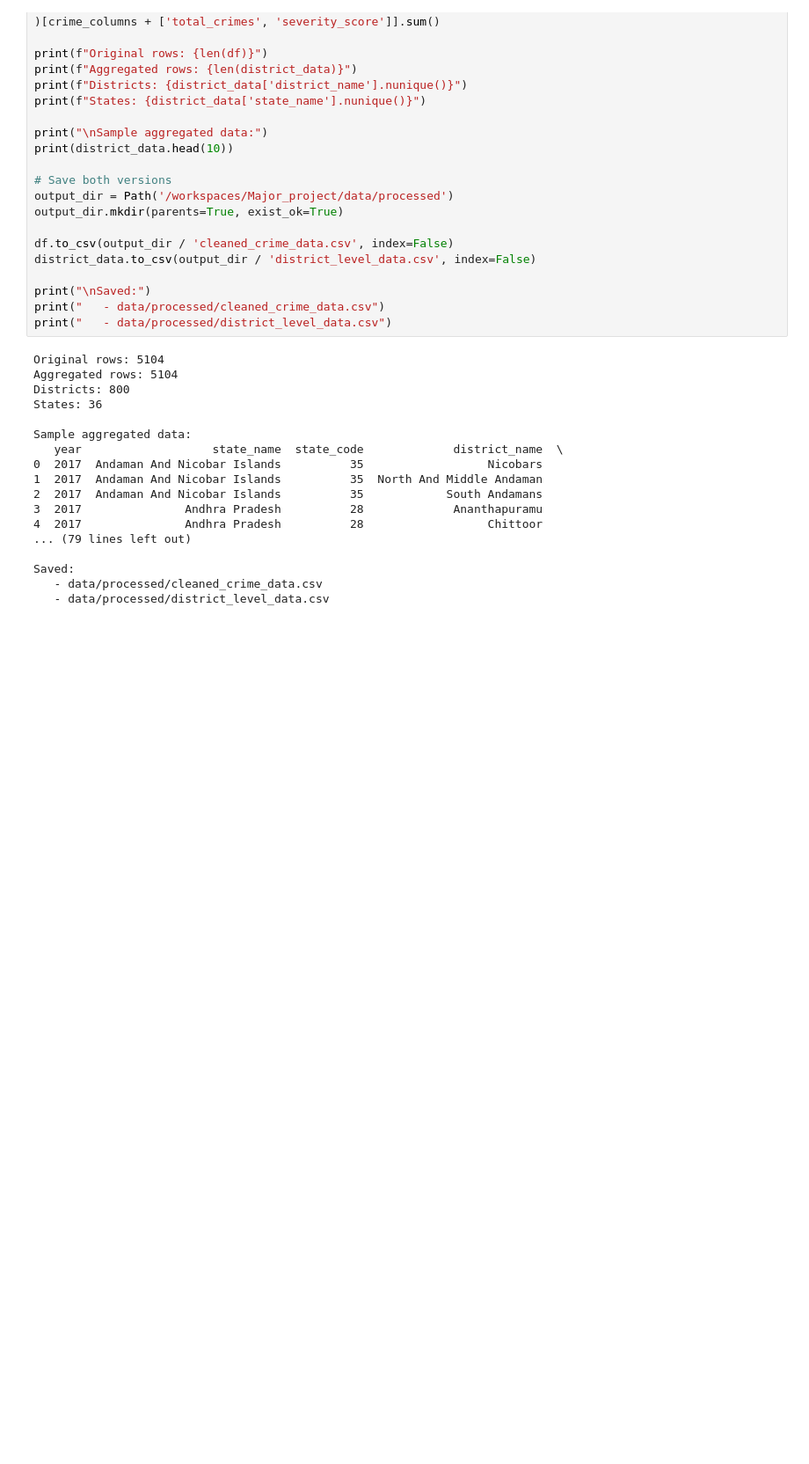
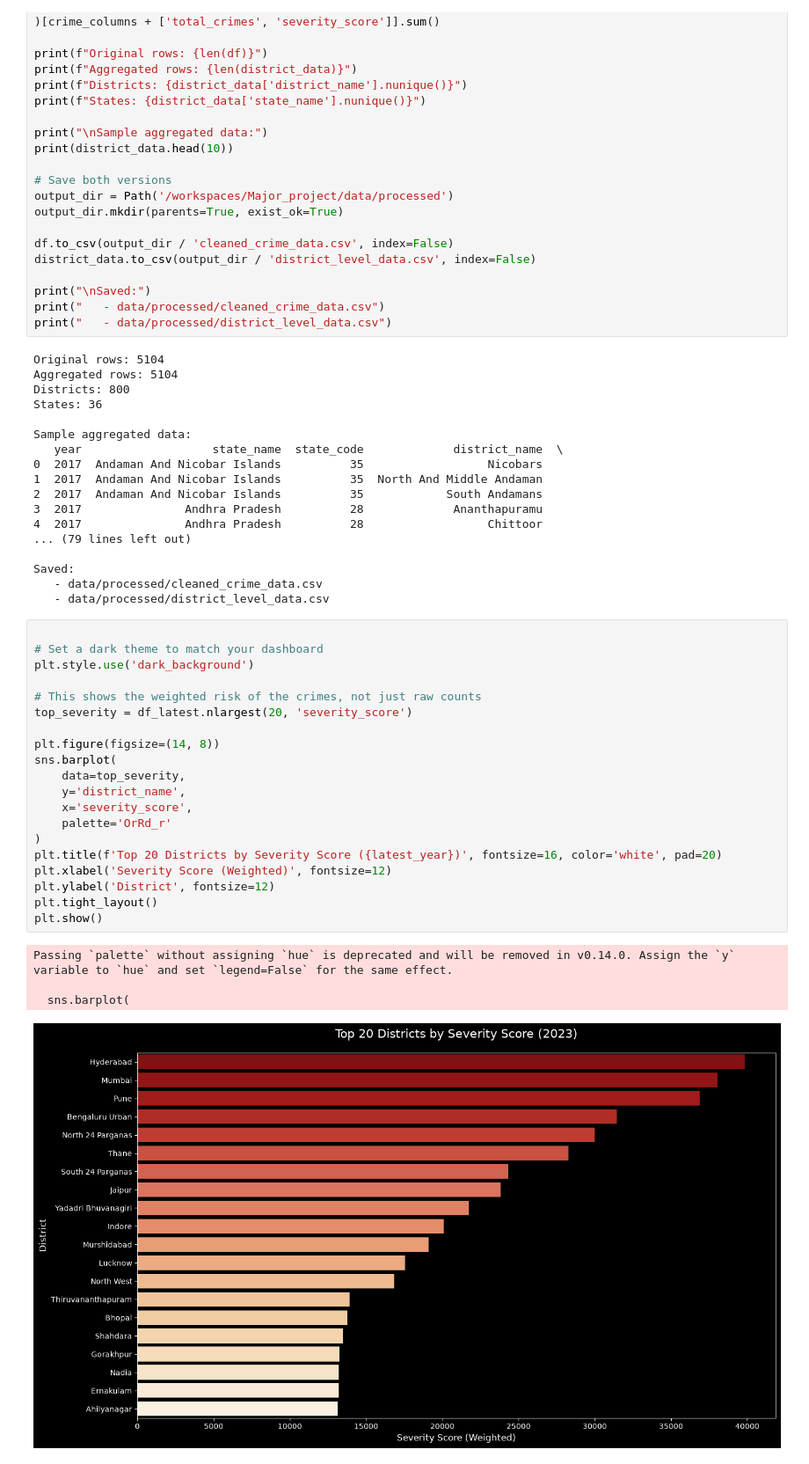
Before and after one commit to Sakshi-zz/Women_Safety_Analytics, a Jupyter notebook: notebooks/data_cleaning.ipynb, the cells around one changed output. Shown at 88% size. Drawn from its saved outputs; the diff is of its cells as text; blank space fills up the shorter version.

```diff
--- a/notebooks/data_cleaning.ipynb
+++ b/notebooks/data_cleaning.ipynb
@@ -158,3 +158,28 @@ Sample aggregated data:
 Saved:
    - data/processed/cleaned_crime_data.csv
    - data/processed/district_level_data.csv
+# %%
+
+# Set a dark theme to match your dashboard
+plt.style.use('dark_background')
+
+# This shows the weighted risk of the crimes, not just raw counts
+top_severity = df_latest.nlargest(20, 'severity_score')
+
+plt.figure(figsize=(14, 8))
+sns.barplot(
+    data=top_severity,
+    y='district_name',
+    x='severity_score',
+    palette='OrRd_r'
+)
+plt.title(f'Top 20 Districts by Severity Score ({latest_year})', fontsize=16, color='white', pad=20)
+plt.xlabel('Severity Score (Weighted)', fontsize=12)
+plt.ylabel('District', fontsize=12)
+plt.tight_layout()
+plt.show()
+# %% [output]
+Passing `palette` without assigning `hue` is deprecated and will be removed in v0.14.0. Assign the `y` variable to `hue` and set `legend=False` for the same effect.
+
+  sns.barplot(
+[figure, added]
```
Also changed, not shown: parts of 1 cell of this notebook, 11 other files.
